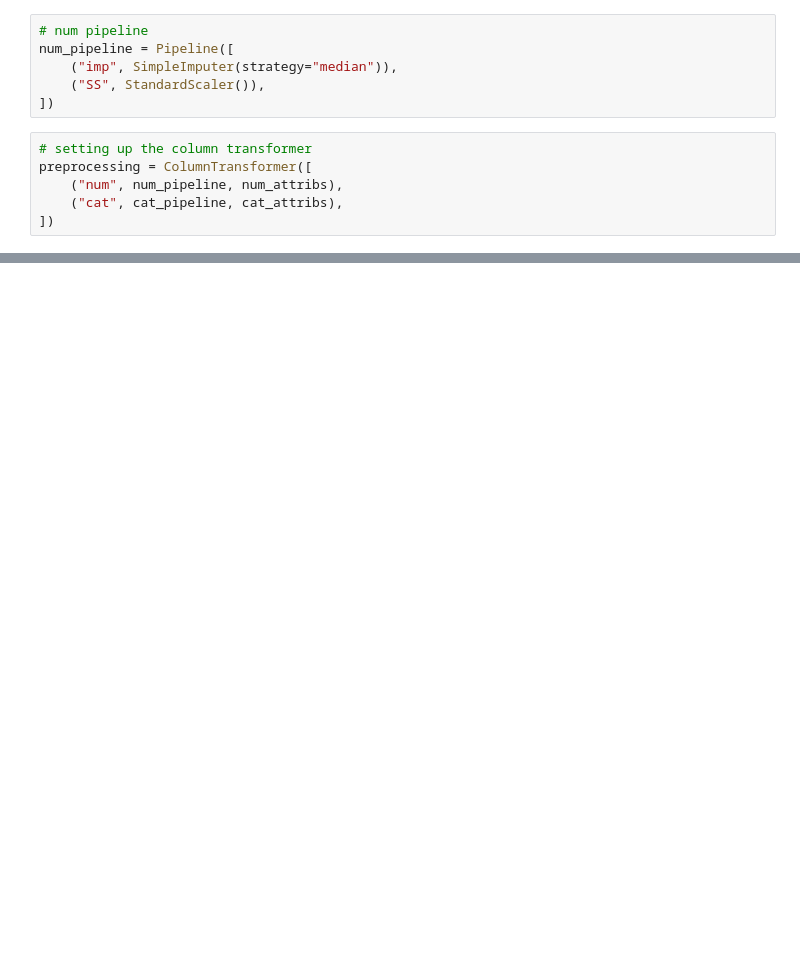
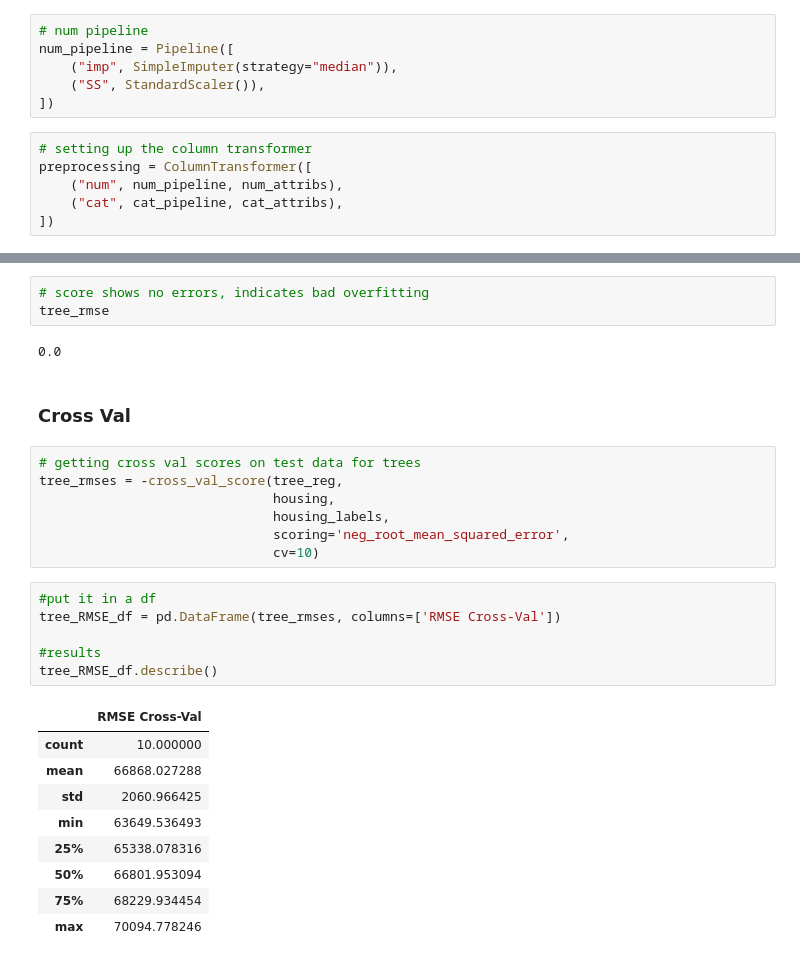
Before and after one commit to mduncan23/badal-book, a Jupyter notebook: Chapter 1 and 2.ipynb, the cells around one changed output, grey strips where cells are left out. Drawn from its saved outputs; the diff is of its cells as text; blank space fills up the shorter version.

```diff
--- a/Chapter 1 and 2.ipynb
+++ b/Chapter 1 and 2.ipynb
@@ -1424,0 +1709,30 @@ preprocessing = ColumnTransformer([
+# %%
+# score shows no errors, indicates bad overfitting
+tree_rmse
+# %% [output]
+0.0
+# %% [markdown]
+### Cross Val
+# %%
+# getting cross val scores on test data for trees
+tree_rmses = -cross_val_score(tree_reg,
+                              housing,
+                              housing_labels,
+                              scoring='neg_root_mean_squared_error',
+                              cv=10)
+# %%
+#put it in a df
+tree_RMSE_df = pd.DataFrame(tree_rmses, columns=['RMSE Cross-Val'])
+
+#results
+tree_RMSE_df.describe()
+# %% [output]
+|  | RMSE Cross-Val |
+| count | 10.000000 |
+| mean | 66868.027288 |
+| std | 2060.966425 |
+| min | 63649.536493 |
+| 25% | 65338.078316 |
+| 50% | 66801.953094 |
+| 75% | 68229.934454 |
+| max | 70094.778246 |
```
Also changed, not shown: parts of 44 cells of this notebook.
